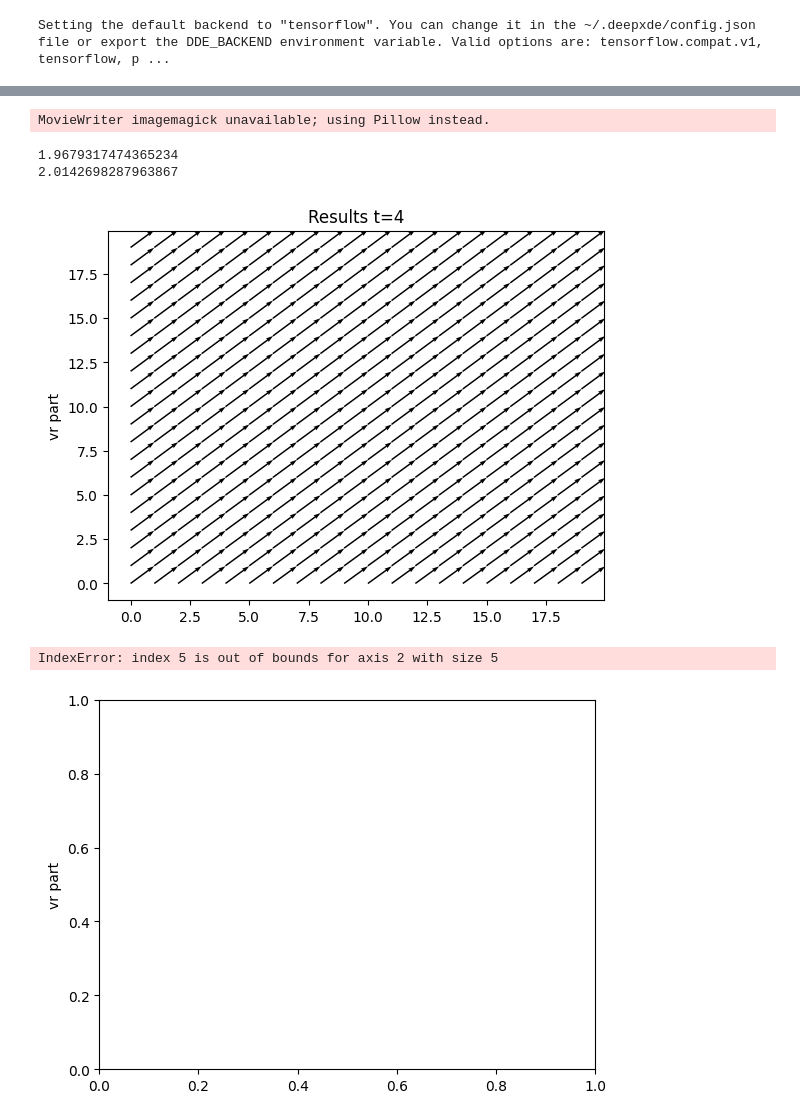
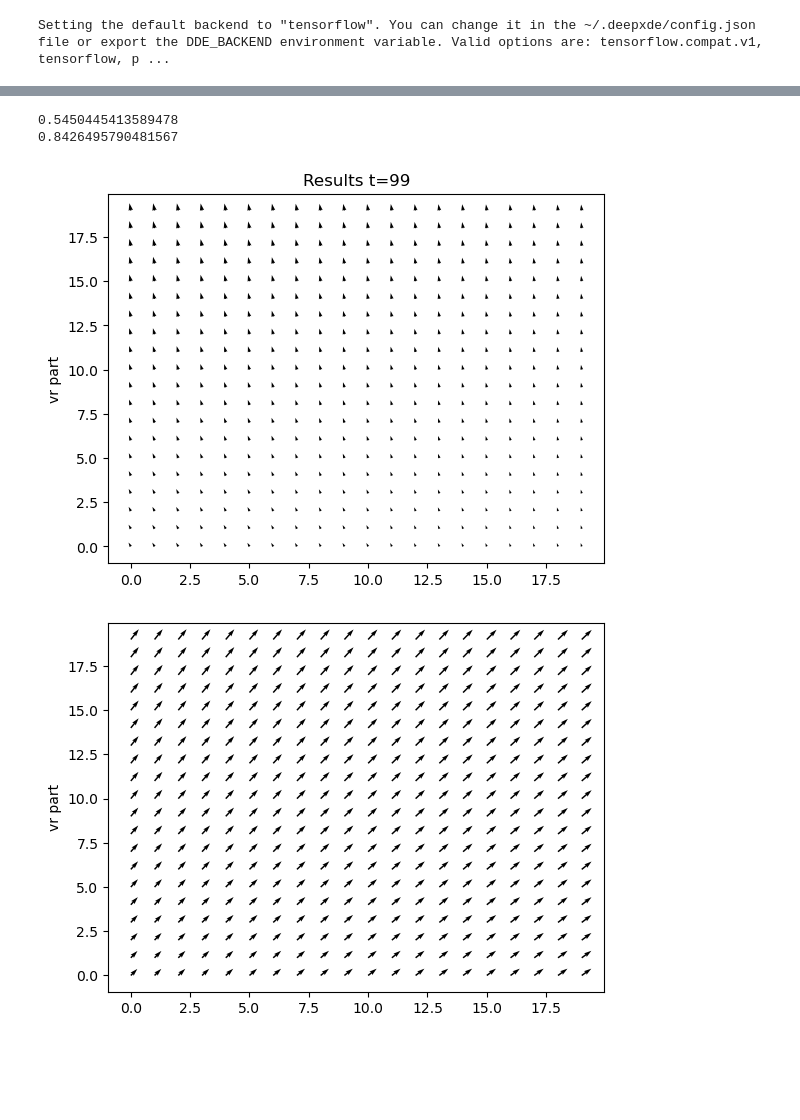
Before and after one commit to Ygrik2003/PINN_GL, a Jupyter notebook: pinn_model/hydro_nn.ipynb, the cells around one changed output, grey strips where cells are left out. Saved outputs shown, nothing was run; the diff lists cells and outputs as text; code cells hidden in the pictures; blank space fills up the shorter version.

```diff
--- a/pinn_model/hydro_nn.ipynb
+++ b/pinn_model/hydro_nn.ipynb
@@ -68,8 +68,8 @@ def pde(x, y):
     d2u_y2 = dde.grad.hessian(y, x, component=0, i=1, j=1)
     d2v_y2 = dde.grad.hessian(y, x, component=1, i=1, j=1)
 
-    f_u = du_t + u * du_x + v * du_y + 1 / rpho * dp_x - v * (d2u_x2 + d2u_y2)
-    f_v = dv_t + u * dv_x + v * dv_y + 1 / rpho * dp_y - v * (d2v_x2 + d2v_y2)
+    f_u = du_t + u * du_x + v * du_y + 1 / rpho * dp_x - mu * (d2u_x2 + d2u_y2)
+    f_v = dv_t + u * dv_x + v * dv_y + 1 / rpho * dp_y - mu * (d2v_x2 + d2v_y2)
     f_continuity = du_x + dv_y
 
     return [f_u, f_v, f_continuity]
@@ -78,7 +78,8 @@ def pde(x, y):
 # Boundary and Initial conditions
 
 # Periodic Boundary conditions
-bc_u_0 = dde.icbc.DirichletBC(domain, lambda x: -A, lambda _, on_boundary: on_boundary)
+bc_u_0 = dde.icbc.DirichletBC(domain, lambda x: 0, lambda _, on_boundary: on_boundary, component=0)
+bc_v_0 = dde.icbc.DirichletBC(domain, lambda x: 0, lambda _, on_boundary: on_boundary, component=1)
 # bc_p_0 = dde.icbc.DirichletBC(domain, 0, lambda _, on_boundary: on_boundary)
 
 # Initial conditions
@@ -92,7 +93,7 @@ def init_cond_v(x):
 ic_u = dde.icbc.IC(domain, init_cond_u, lambda _, on_initial: on_initial, component=0)
 ic_v = dde.icbc.IC(domain, init_cond_v, lambda _, on_initial: on_initial, component=1)
 # %%
-data = dde.data.TimePDE(domain, pde, [bc_u_0, ic_u, ic_v],
+data = dde.data.TimePDE(domain, pde, [bc_u_0, bc_u_0, ic_u, ic_v],
                          num_domain=x_points * y_points,
                          num_boundary=2*(x_points+y_points),
                          num_initial=x_points*y_points,
@@ -106,6 +107,6 @@ model = dde.Model(data, net)
 # To employ a GPU accelerated system is highly encouraged.
 
 model.compile("adam", lr=1e-3, loss="MSE")
-model.train(iterations=1000, display_every=10)
+model.train(iterations=100, display_every=10)
 # %% [output]
 Compiling model...
@@ -251,34 +248,33 @@ p_predict = griddata(xyt_domain, prediction[:, 2], (x, y, t), method="linear")
 # %%
 print(np.min(u_predict[:,:,0].T))
 print(np.max(u_predict[:,:,0].T))
 
 fig, ax = plt.subplots(1)
 
 ax.set_ylabel("vr part")
 vuv_quiver = ax.quiver(
     np.arange(u_predict.shape[0]),
     np.arange(u_predict.shape[1]),
     u_predict[:,:,0].T,
     v_predict[:,:,0].T,
-    angles='xy', scale_units='xy', scale=2
+    angles='xy', scale_units='xy', scale=1
 )
 
 def animate(t_curr):
     ax.set_title(f"Results t={t_curr}")
     vuv_quiver.set_UVC(u_predict[:,:,t_curr].T, v_predict[:,:,t_curr].T)
     return vuv_quiver,
 
 ani_xy = FuncAnimation(fig, animate, frames=len(v_predict[0,0,:]), blit=True)
 
-ani_xy.save("animation_xy.gif", writer="imagemagick", fps=1)
+ani_xy.save("animation_xy.gif", writer="imagemagick", fps=5)
 # %% [output]
-MovieWriter imagemagick unavailable; using Pillow instead.
+0.5450445413589478
+0.8426495790481567
-1.9679317474365234
-2.0142698287963867
-[figure, old version]
+[figure, new version]
 # %%
 fig, ax = plt.subplots(1)
-frame = 5
+frame = 0
 ax.set_ylabel("vr part")
 vuv_quiver = ax.quiver(
     np.arange(u_predict.shape[0]),
@@ -288,5 +284,4 @@ vuv_quiver = ax.quiver(
     angles='xy', scale_units='xy', scale=2
 )
 # %% [output]
-IndexError: index 5 is out of bounds for axis 2 with size 5
-[figure, old version]
+[figure, new version]
```
Also changed, not shown: parts of 2 cells of this notebook, 2 other files.
